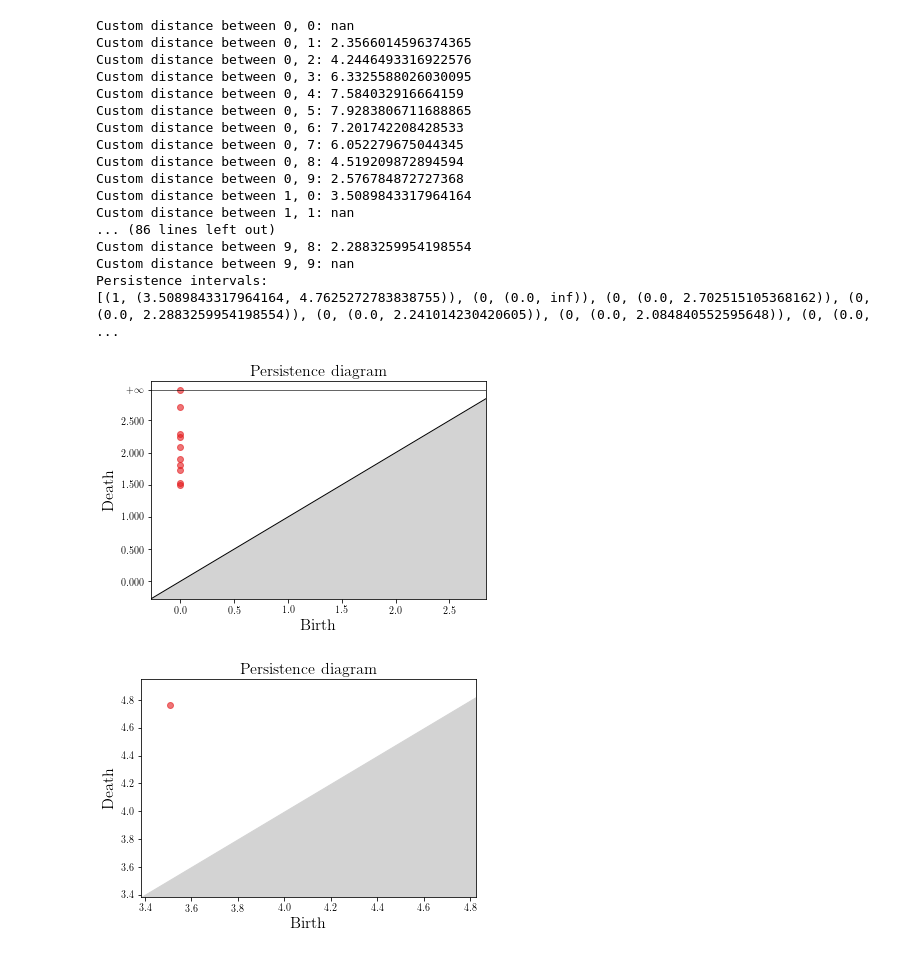
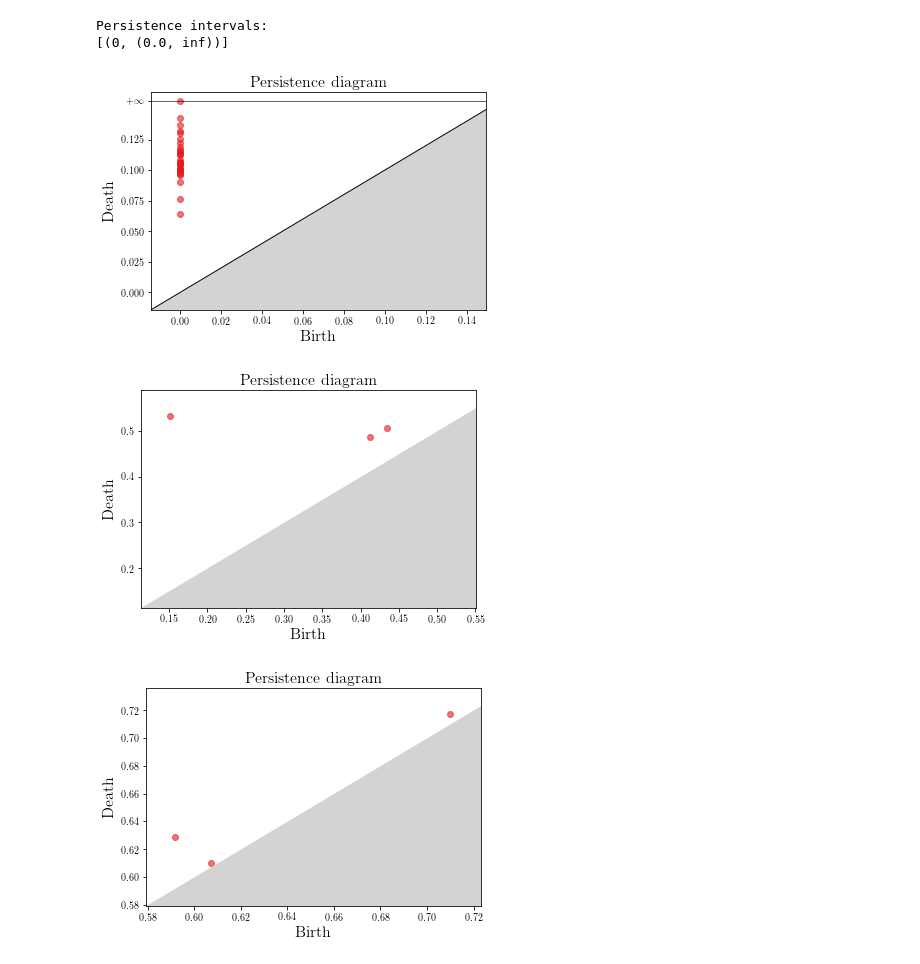
Before and after one commit to Mishalassif/Traj2Phase, a Jupyter notebook: examples/sphere_test.ipynb, the cells around one changed output. Drawn from its saved outputs; the diff is of its cells as text; code cells hidden in the pictures.

Commit message:
Fixed some issues with custom broken distance

```diff
--- a/examples/sphere_test.ipynb
+++ b/examples/sphere_test.ipynb
@@ -4,6 +18,6 @@ import math
 # %%
 def sphere_point(theta, phi):
-    return [math.cos(phi)*math.cos(theta), math.cos(phi)*math.sin(theta), math.sin(phi)]
+    return [math.sin(phi)*math.cos(theta), math.sin(phi)*math.sin(theta), -math.cos(phi)]
 
 def great_circle(theta, length = 10, noise=False, sigma=0.05):
     traj = np.zeros((length,3))
@@ -36,0 +51,17 @@ Persistence intervals:
+# %%
+def great_circle_with_time(theta, length=10, noise=False, sigma=0.05, time_i=0, time_f=10):
+    traj = np.zeros((time_f-time_i,4))
+    for i in range(0, time_f-time_i):
+        traj[i][1:] = sphere_point(theta, (time_i+i)*math.pi/length)
+        traj[i][0] = sphere_point(theta, (time_i+i)*math.pi/length)[2]
+        if noise == True:
+            traj[i][1:] = np.add(traj[i],sigma*np.random.randn(1,3))
+    return traj
+
+t2s = Traj2Sim()
+
+traj1 = great_circle_with_time(2*math.pi*0.5, time_i=0, time_f=7)
+traj2 = great_circle_with_time(2*math.pi*0.6, time_i=3, time_f=10)
+print(traj1)
+print(traj2)
+print(t2s.custom_broken_dist(traj1, traj2))
@@ -37,46 +84,31 @@ Persistence intervals:
 # %%
-
 def great_circle_with_time(theta, length = 10, noise=False, sigma=0.05):
     traj = np.zeros((length,4))
     for i in range(0, length):
         traj[i][1:] = sphere_point(theta, i*math.pi/length)
         traj[i][0] = sphere_point(theta, i*math.pi/length)[2]
         if noise == True:
             traj[i] = np.add(traj[i],sigma*np.random.randn(1,4))
     return traj
 
 t2s = Traj2Sim()
 
 list_traj = []
-N=10
+N=30
 for i in range(N):
     list_traj.append(great_circle_with_time(2*i*math.pi/N, noise=True))
 t2s.set_trajectories(list_traj)
 t2s.dist = 'custom'
-t2s.compute_dist()
+t2s.compute_dist(verbose=False)
 t2s.compute_sim(verbose=False)
 
 
 print('Persistence intervals:')
 print(t2s.simplex_tree.persistence(homology_coeff_field=2, min_persistence=0.5))
 t2s.display_persistence()
 # %% [output]
-Custom distance between 0, 0: nan
-Custom distance between 0, 1: 2.3566014596374365
-Custom distance between 0, 2: 4.2446493316922576
-Custom distance between 0, 3: 6.3325588026030095
-Custom distance between 0, 4: 7.584032916664159
-Custom distance between 0, 5: 7.9283806711688865
-Custom distance between 0, 6: 7.201742208428533
-Custom distance between 0, 7: 6.052279675044345
-Custom distance between 0, 8: 4.519209872894594
-Custom distance between 0, 9: 2.576784872727368
-Custom distance between 1, 0: 3.5089843317964164
-Custom distance between 1, 1: nan
-... (86 lines left out)
-Custom distance between 9, 8: 2.2883259954198554
-Custom distance between 9, 9: nan
 Persistence intervals:
-[(1, (3.5089843317964164, 4.7625272783838755)), (0, (0.0, inf)), (0, (0.0, 2.702515105368162)), (0, (0.0, 2.2883259954198554)), (0, (0.0, 2.241014230420605)), (0, (0.0, 2.084840552595648)), (0, (0.0,  ...
+[(0, (0.0, inf))]
-[figure, old version]
+[figure, new version]
-[figure, old version]
+[figure, new version]
+[figure, added]
```
Also changed, not shown: parts of 4 cells of this notebook, 1 other file.
